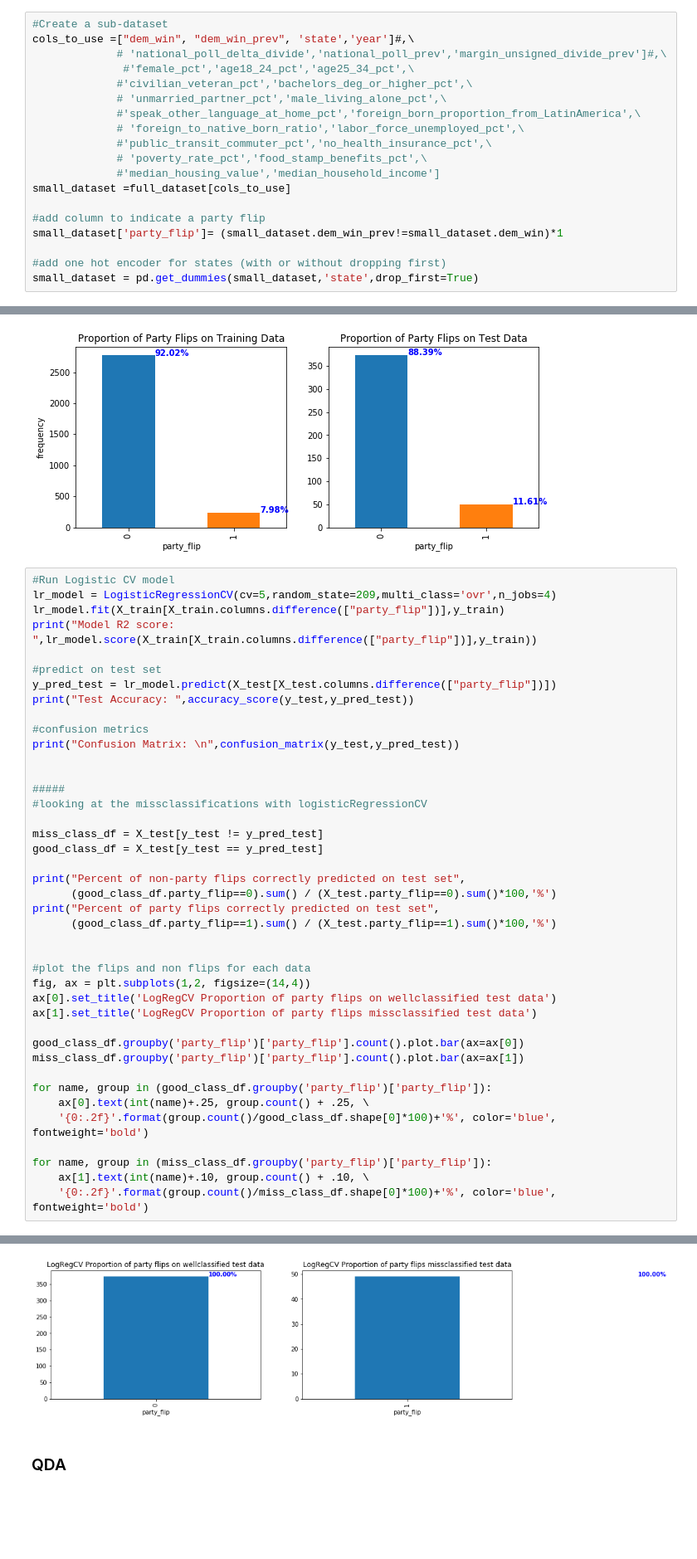
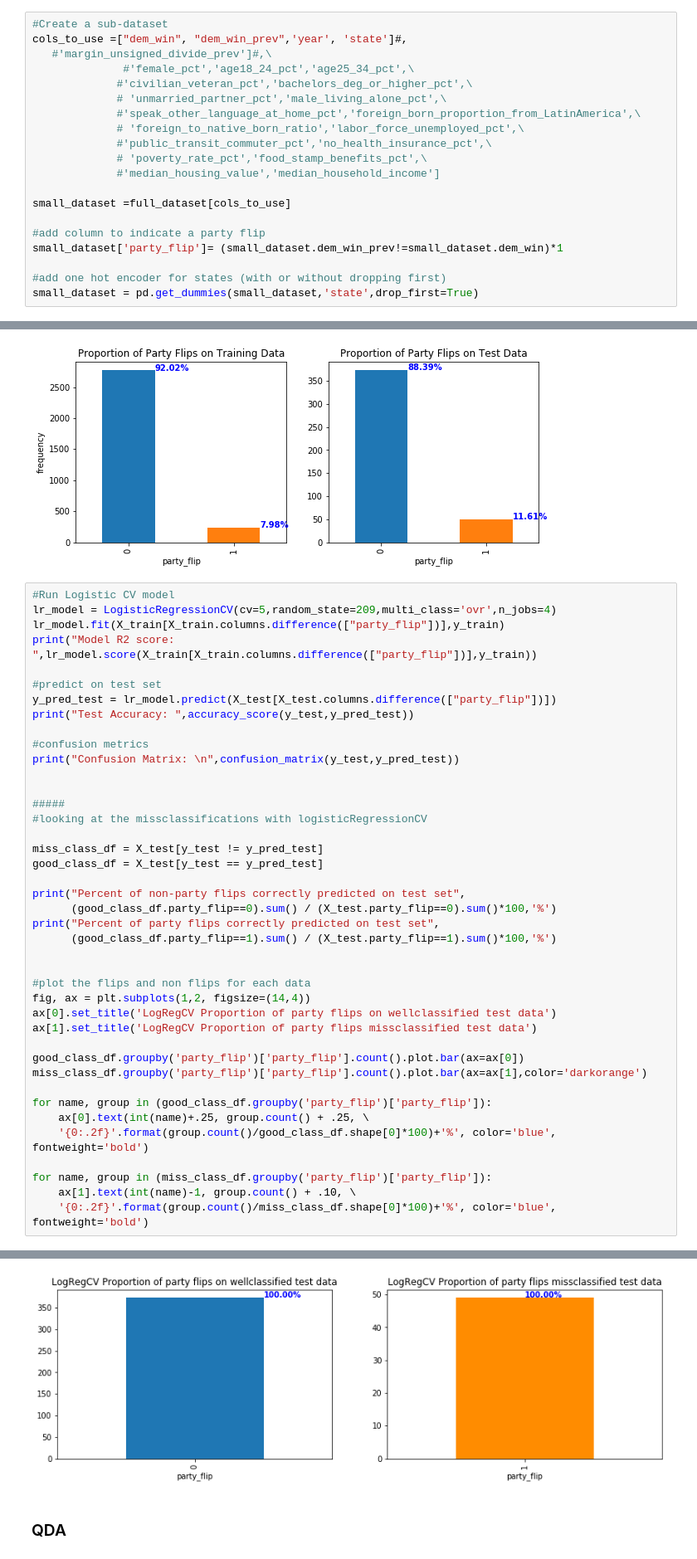
Before and after one commit to WildTangles/ac209a_project, a Jupyter notebook: Baseline_Model.ipynb, the cells around one changed output, grey strips where cells are left out. Shown at 83% size. Drawn from its saved outputs; the diff is of its cells as text; blank space fills up the shorter version.

```diff
--- a/Baseline_Model.ipynb
+++ b/Baseline_Model.ipynb
@@ -41,8 +40,8 @@ Index(['district', 'state', 'year', 'party', 'candidatevotes', 'totalvotes',
       dtype='object')
 # %%
 #Create a sub-dataset
-cols_to_use =["dem_win", "dem_win_prev", 'state','year']#,\
-             # 'national_poll_delta_divide','national_poll_prev','margin_unsigned_divide_prev']#,\
+cols_to_use =["dem_win", "dem_win_prev",'year', 'state']#,
+   #'margin_unsigned_divide_prev']#,\
               #'female_pct','age18_24_pct','age25_34_pct',\
              #'civilian_veteran_pct','bachelors_deg_or_higher_pct',\
              # 'unmarried_partner_pct','male_living_alone_pct',\
@@ -51,6 +50,7 @@ cols_to_use =["dem_win", "dem_win_prev", 'state','year']#,\
              #'public_transit_commuter_pct','no_health_insurance_pct',\
              # 'poverty_rate_pct','food_stamp_benefits_pct',\
              #'median_housing_value','median_household_income']
+
 small_dataset =full_dataset[cols_to_use]
 
 #add column to indicate a party flip
@@ -142,36 +142,36 @@ print("Confusion Matrix: \n",confusion_matrix(y_test,y_pred_test))
 miss_class_df = X_test[y_test != y_pred_test]
 good_class_df = X_test[y_test == y_pred_test]
 
 print("Percent of non-party flips correctly predicted on test set",
       (good_class_df.party_flip==0).sum() / (X_test.party_flip==0).sum()*100,'%')
 print("Percent of party flips correctly predicted on test set",
       (good_class_df.party_flip==1).sum() / (X_test.party_flip==1).sum()*100,'%')
 
 
 #plot the flips and non flips for each data
 fig, ax = plt.subplots(1,2, figsize=(14,4))
 ax[0].set_title('LogRegCV Proportion of party flips on wellclassified test data')
 ax[1].set_title('LogRegCV Proportion of party flips missclassified test data')
 
 good_class_df.groupby('party_flip')['party_flip'].count().plot.bar(ax=ax[0])
-miss_class_df.groupby('party_flip')['party_flip'].count().plot.bar(ax=ax[1])
+miss_class_df.groupby('party_flip')['party_flip'].count().plot.bar(ax=ax[1],color='darkorange')
 
 for name, group in (good_class_df.groupby('party_flip')['party_flip']):
     ax[0].text(int(name)+.25, group.count() + .25, \
     '{0:.2f}'.format(group.count()/good_class_df.shape[0]*100)+'%', color='blue', fontweight='bold')
 
 for name, group in (miss_class_df.groupby('party_flip')['party_flip']):
-    ax[1].text(int(name)+.10, group.count() + .10, \
+    ax[1].text(int(name)-1, group.count() + .10, \
     '{0:.2f}'.format(group.count()/miss_class_df.shape[0]*100)+'%', color='blue', fontweight='bold')
 # %% [output]
 Model R2 score:  0.9202392821535393
 Test Accuracy:  0.8838862559241706
 Confusion Matrix:
  [[191   5]
  [ 44 182]]
 Percent of non-party flips correctly predicted on test set 100.0 %
 Percent of party flips correctly predicted on test set 0.0 %
-[figure, old version]
+[figure, new version]
 # %% [markdown]
 ### QDA
 # %%
```
Also changed, not shown: parts of 7 cells of this notebook.
